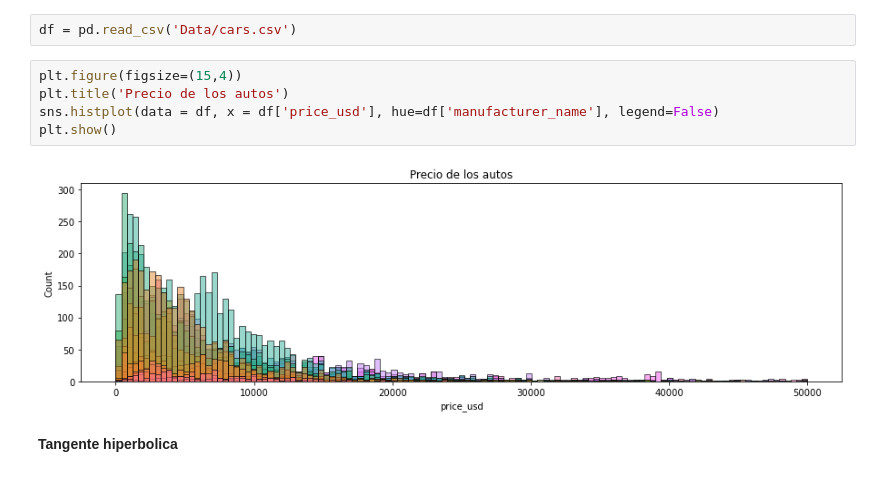
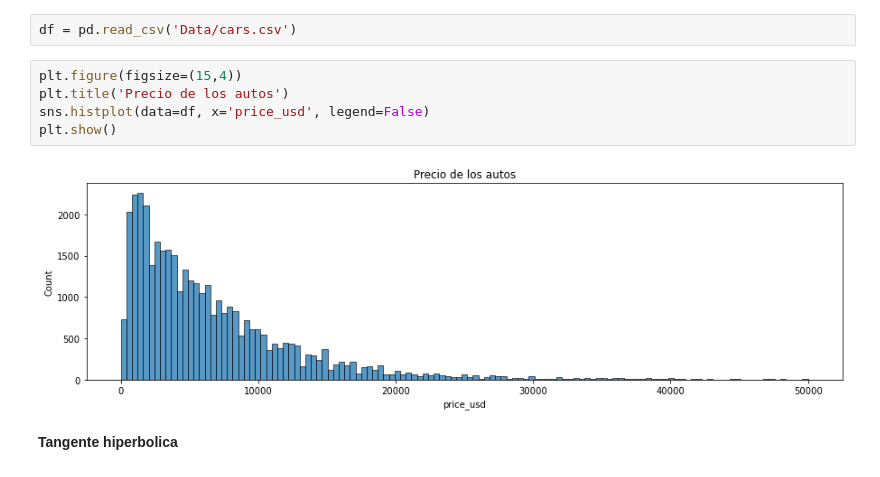
Before and after one commit to JuanFeA98/Estadistica_Probabilidad, a Jupyter notebook: Estadistica_Descriptiva/03. Procesamiento de datos.ipynb, the cells around one changed output. Cells and saved outputs as stored; diff of their text form.

```diff
--- a/Estadistica_Descriptiva/03. Procesamiento de datos.ipynb
+++ b/Estadistica_Descriptiva/03. Procesamiento de datos.ipynb
@@ -185,10 +199,10 @@ df = pd.read_csv('Data/cars.csv')
 # %%
 plt.figure(figsize=(15,4))
 plt.title('Precio de los autos')
-sns.histplot(data = df, x = df['price_usd'], hue=df['manufacturer_name'], legend=False)
+sns.histplot(data=df, x='price_usd', legend=False)
 plt.show()
 # %% [output]
-[figure, old version]
+[figure, new version]
 # %% [markdown]
 **Tangente hiperbolica**
 # %%
```
Also changed, not shown: parts of 24 cells of this notebook, 1 other file.
